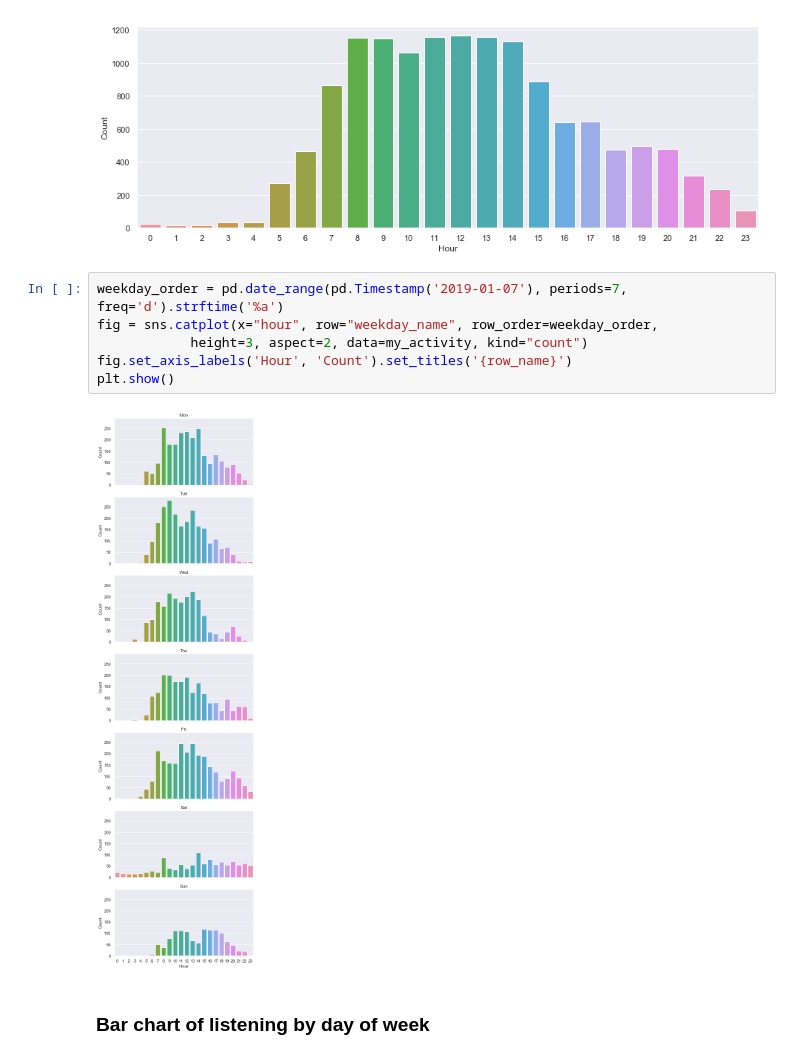
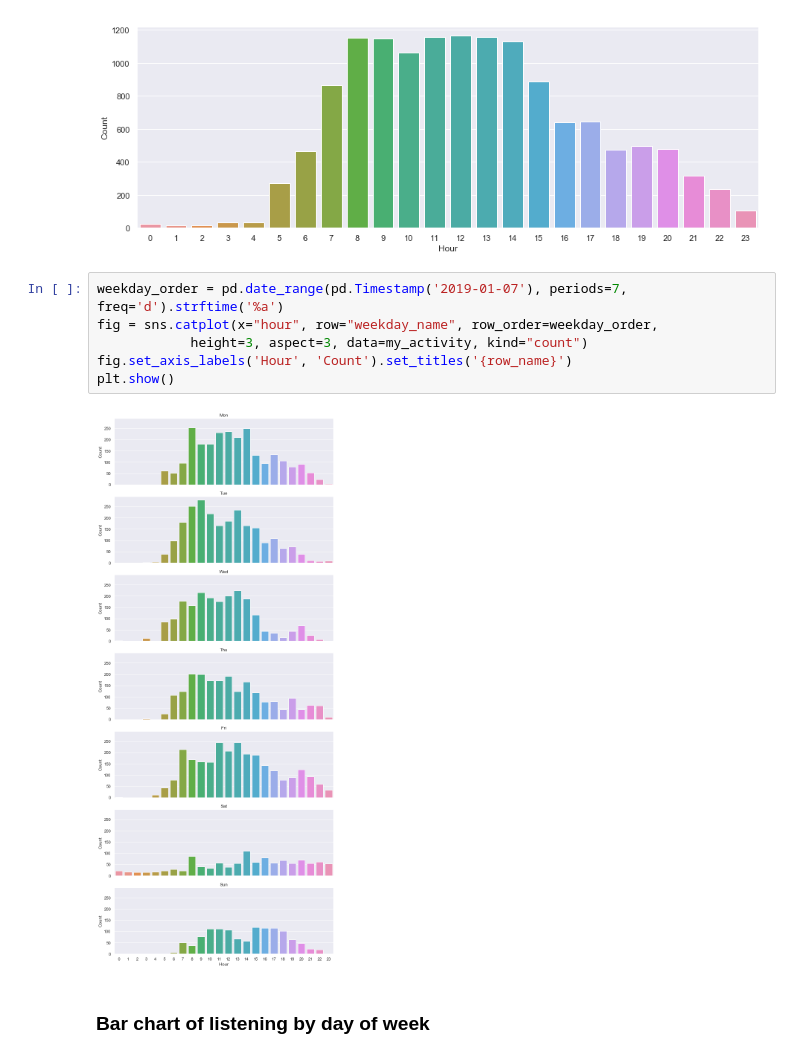
Before and after one commit to vpozdnyakov/music_activity_analysis, a Jupyter notebook: google_play_music_activity_analysis.ipynb, the cells around one changed output. Drawn from its saved outputs; the diff is of its cells as text.

```diff
--- a/google_play_music_activity_analysis.ipynb
+++ b/google_play_music_activity_analysis.ipynb
@@ -112,11 +112,11 @@ plt.show()
 # %%
 weekday_order = pd.date_range(pd.Timestamp('2019-01-07'), periods=7, freq='d').strftime('%a')
 fig = sns.catplot(x="hour", row="weekday_name", row_order=weekday_order,
-            height=3, aspect=2, data=my_activity, kind="count")
+            height=3, aspect=3, data=my_activity, kind="count")
 fig.set_axis_labels('Hour', 'Count').set_titles('{row_name}')
 plt.show()
 # %% [output]
-[figure, old version]
+[figure, new version]
 # %% [markdown]
 ### Bar chart of listening by day of week
 # %%
```
Also changed, not shown: parts of 3 cells of this notebook.
